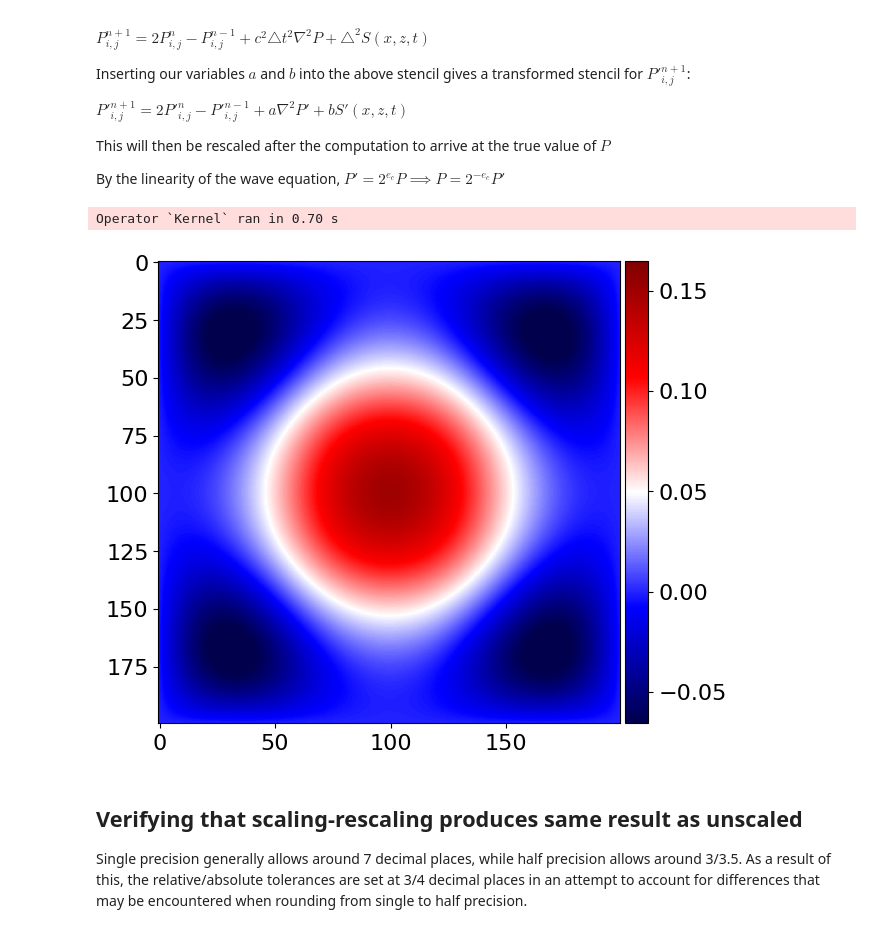
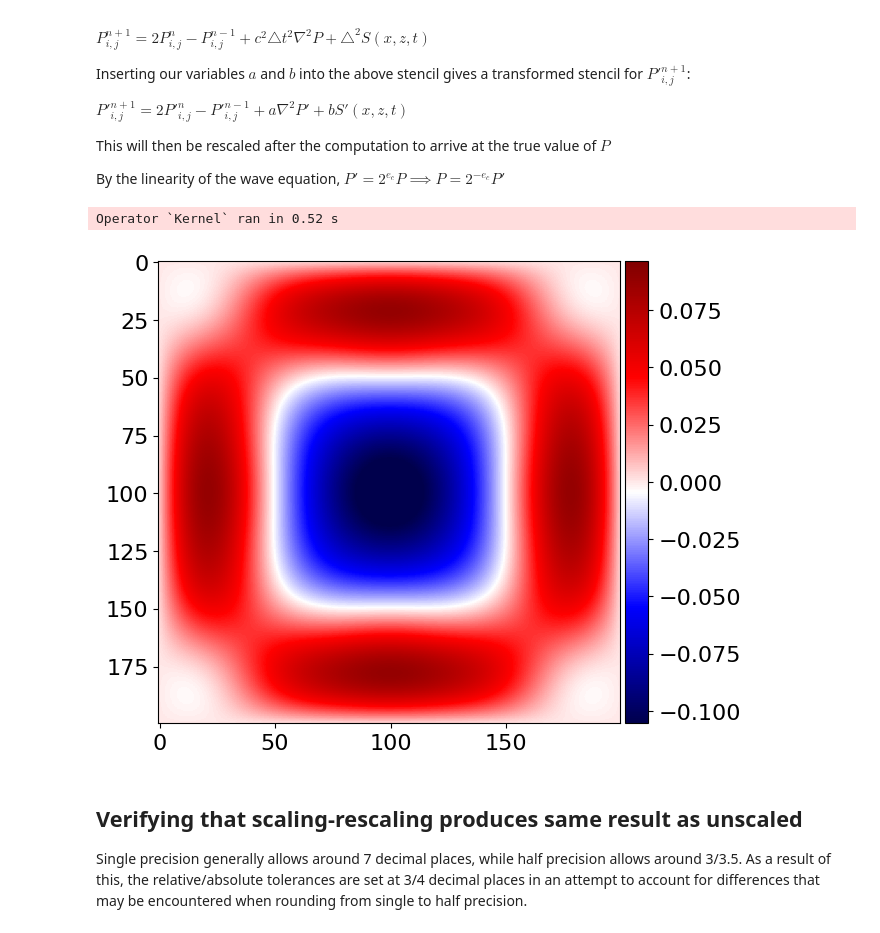
Before and after one commit to dt-17/Devito-UROP-MSci, a Jupyter notebook: scaling_acoustic.ipynb, the cells around one changed output. Cells and saved outputs as stored; diff of their text form; code cells hidden in the pictures.

Commit message:
Update scaling_acoustic.ipynb
updated cfl condition

```diff
--- a/scaling_acoustic.ipynb
+++ b/scaling_acoustic.ipynb
@@ -15,7 +15,7 @@ import numpy as np
 from examples.seismic.source import TimeAxis
 from examples.seismic import RickerSource
 
-# Initial grid: 2km x 2km, with spacing 100m
+# Initial grid: 2km x 2km, with spacing 10m
 extent = (2000., 2000.)
 shape = (200, 200)
 x = dv.SpaceDimension(name='x', spacing=dv.Constant(name='h_x', value=extent[0]/(shape[0]-1)))
@@ -28,13 +28,13 @@ vp = dv.Function(name='vp', grid=grid)
 vp.data[:, :100] = 2.5  # layer 1: 2.5km/s
 vp.data[:, 100:] = 3.5  # layer 2: 3.5km/s
 
-# calculating timestep with 2d CFL condition, max V_p being the max given above, and dx=100
+# calculating timestep with CFL condition, max V_p being the max given above, and dx=10
 # played around with tn to get different output images - wave hits the edge of the grid around tn=400
 t0, tn = 0., 250.
 # commented out, this extracts max from spatially varying field
-#c = float(vp.data.max())
-c = constant_vp
-dt = 0.1/(np.sqrt(2)*c)
+#vmax = float(vp.data.max())
+vmax = constant_vp
+dt = 0.1*0.9/vmax
 time_range = TimeAxis(start=t0, stop=tn, step=dt)
 
 # creating source term, f=0.03 kHz (30Hz)
@@ -156,31 +156,31 @@ By the linearity of the wave equation, $ P' = 2^{e_c} P \implies P = 2^{-e_c}P'$
 # %%
 # new pressure field
 p_new = dv.TimeFunction(name='P', grid=grid, space_order=4, time_order=2)
 
 # defining scale factor
-ec = -np.log2(dt**2*c**2)
-a = 2**ec*dt**2*c**2
+ec = -np.log2(dt**2*vmax**2)
+a = 2**ec*dt**2*vmax**2
 
 # new stencil with scaling factor attached to laplacian term
 new_stencil = dv.Eq(p_new.forward, (2*p_new - p_new.backward + a*p_new.laplace))
 
 # injecting the source term to the new pressure field
 src_n = src.inject(field=p_new.forward, expr=src)
 
 # new operator
 new_op = dv.Operator([new_stencil] + src_n)
 
 # call operator
 new_op(time=src.time_range.num-1, dt=dt)
 
 # rescale output
 p_new.data[:] /= 2**ec
 
 # show output
 plot_image(p_new.data[0], cmap='seismic')
 # %% [output]
-Operator `Kernel` ran in 0.70 s
+Operator `Kernel` ran in 0.52 s
-[figure, old version]
+[figure, new version]
 # %% [markdown]
 ## Verifying that scaling-rescaling produces same result as unscaled
 
```
Also changed, not shown: parts of 5 cells of this notebook.
